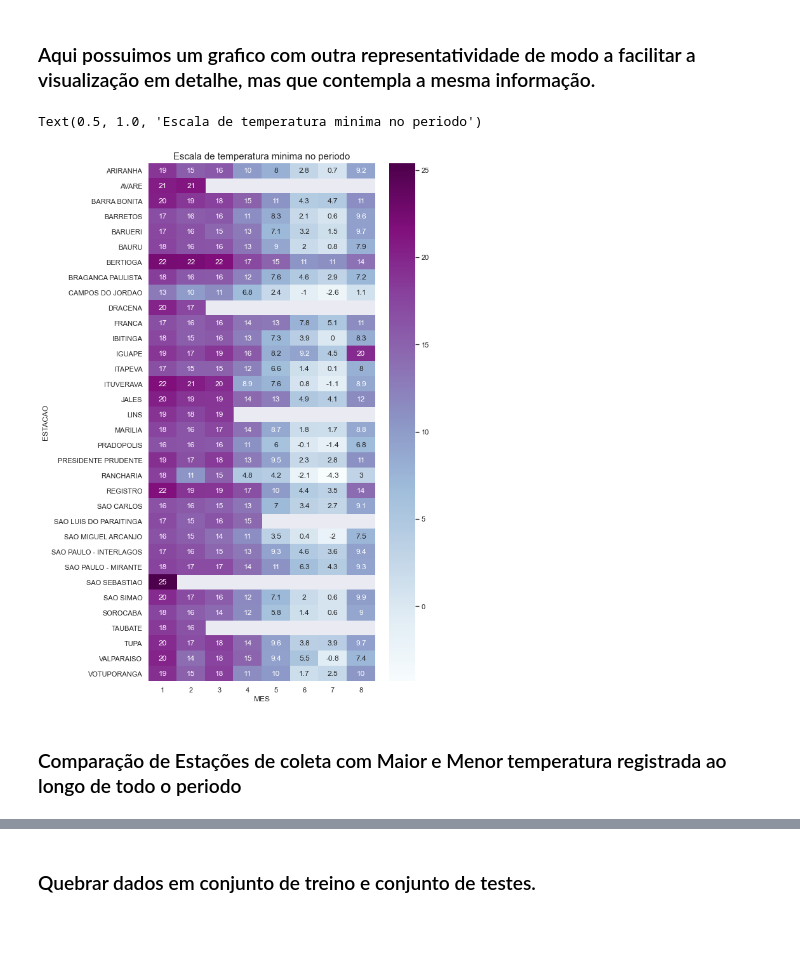
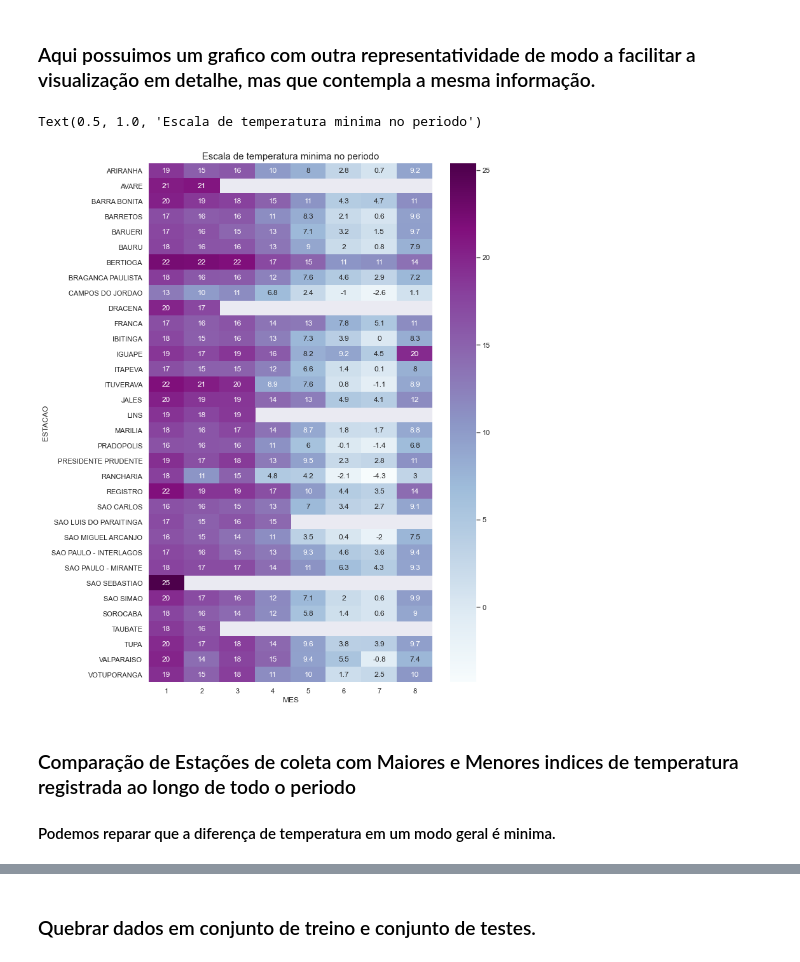
Before and after one commit to LIMASANTOSVINICIUS/Analise_Dados_Climaticos, a Jupyter notebook: Python/PrimeiroCodigo.ipynb, the cells around one changed output, grey strips where cells are left out. Drawn from its saved outputs; the diff is of its cells as text; code cells hidden in the pictures; blank space fills up the shorter version.

```diff
--- a/Python/PrimeiroCodigo.ipynb
+++ b/Python/PrimeiroCodigo.ipynb
@@ -55,7 +55,7 @@ array(['UF', 'ESTACAO', 'LATITUDE', 'LONGITUDE', 'ALTITUDE', 'DATA',
 # %%
 #definição das colunas que serão utilizadas
 usecols = ['UF', 'ESTACAO', 'LATITUDE', 'LONGITUDE',
-       'DIA', 'MES', 'CHUVA_MM', 'TEMP_MAX', 'TEMP_MIN', 'UMI_MAX',
+       'DIA', 'MES', 'CHUVA_MM', 'TEMP_MAX', 'TEMP_MIN', 'TEMP_MED', 'UMI_MAX',
        'UMI_MIN', 'VENTO_MAX_MS']
 dfuse = df.filter(items = usecols)
 dfuse
@@ -226,11 +227,12 @@ ax.legend(bbox_to_anchor=(1.01, 1), loc=0, borderaxespad=0., fontsize=15)
 # %%
 dfmin = maiorxmenor
 dfmin = dfmin.pivot('ESTACAO','MES','TEMP_MIN')
-f, ax = plt.subplots(figsize=(8,15))
+f, ax = plt.subplots(figsize=(10,15))
 ax = sns.heatmap(dfmin, ax=ax, annot=True, cmap="BuPu")
 ax.set_title('Escala de temperatura minima no periodo', fontsize=15)
 # %% [output]
 Text(0.5, 1.0, 'Escala de temperatura minima no periodo')
-[figure, old version]
+[figure, new version]
 # %% [markdown]
-### Comparação de Estações de coleta com Maior e Menor temperatura registrada ao longo de todo o periodo
+### Comparação de Estações de coleta com Maiores e Menores indices de temperatura registrada ao longo de todo o periodo
+#### Podemos reparar que a diferença de temperatura em um modo geral é minima.
```
Also changed, not shown: parts of 7 cells of this notebook.
